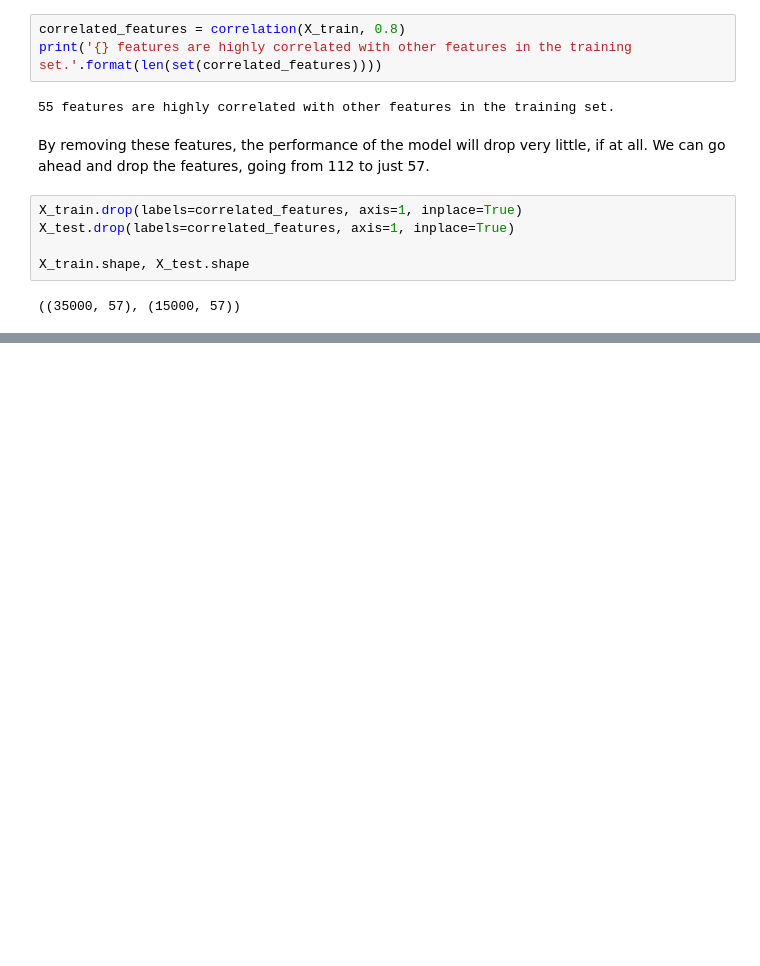
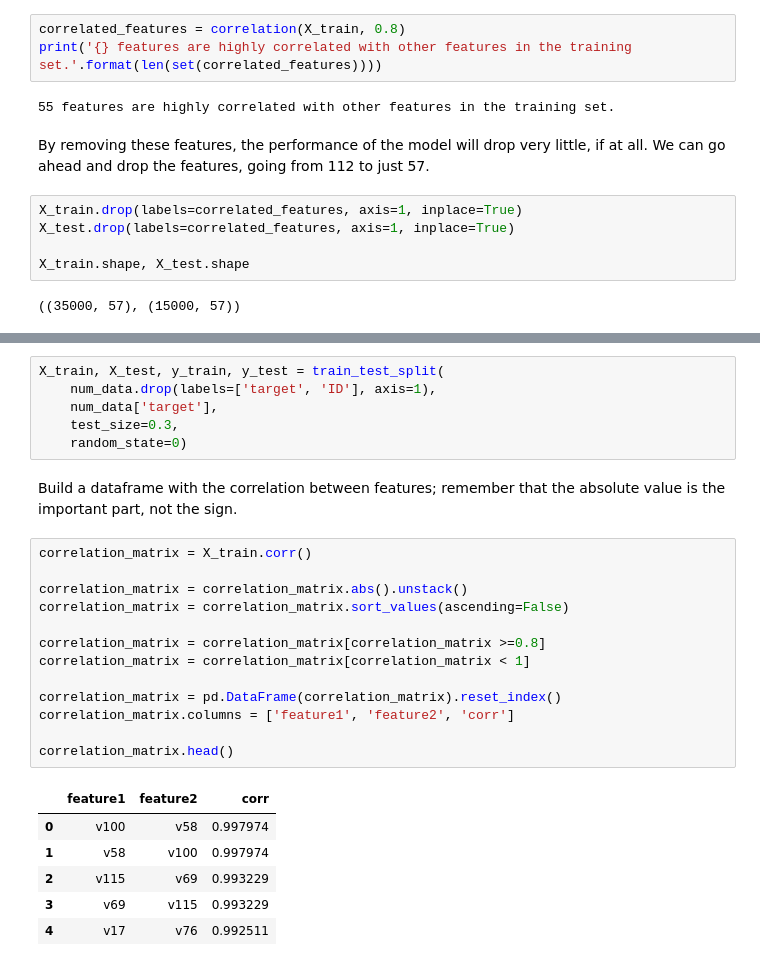
Before and after one commit to ohduran-attempts/data-science-review, a Jupyter notebook: Feature Selection for Machine Learning course/01 - Feature Selection/03 - Correlated Data.ipynb, the cells around one changed output, grey strips where cells are left out. Drawn from its saved outputs; the diff is of its cells as text; blank space fills up the shorter version.

Commit message:
Correlation

```diff
--- a/Feature Selection for Machine Learning course/01 - Feature Selection/03 - Correlated Data.ipynb
+++ b/Feature Selection for Machine Learning course/01 - Feature Selection/03 - Correlated Data.ipynb
@@ -102,0 +116,28 @@ X_train.shape, X_test.shape
+# %%
+X_train, X_test, y_train, y_test = train_test_split(
+    num_data.drop(labels=['target', 'ID'], axis=1),
+    num_data['target'],
+    test_size=0.3,
+    random_state=0)
+# %% [markdown]
+Build a dataframe with the correlation between features; remember that the absolute value is the important part, not the sign.
+# %%
+correlation_matrix = X_train.corr()
+
+correlation_matrix = correlation_matrix.abs().unstack()
+correlation_matrix = correlation_matrix.sort_values(ascending=False)
+
+correlation_matrix = correlation_matrix[correlation_matrix >=0.8]
+correlation_matrix = correlation_matrix[correlation_matrix < 1]
+
+correlation_matrix = pd.DataFrame(correlation_matrix).reset_index()
+correlation_matrix.columns = ['feature1', 'feature2', 'corr']
+
+correlation_matrix.head()
+# %% [output]
+|  | feature1 | feature2 | corr |
+| 0 | v100 | v58 | 0.997974 |
+| 1 | v58 | v100 | 0.997974 |
+| 2 | v115 | v69 | 0.993229 |
+| 3 | v69 | v115 | 0.993229 |
+| 4 | v17 | v76 | 0.992511 |
```
Also changed, not shown: parts of 3 cells of this notebook.
